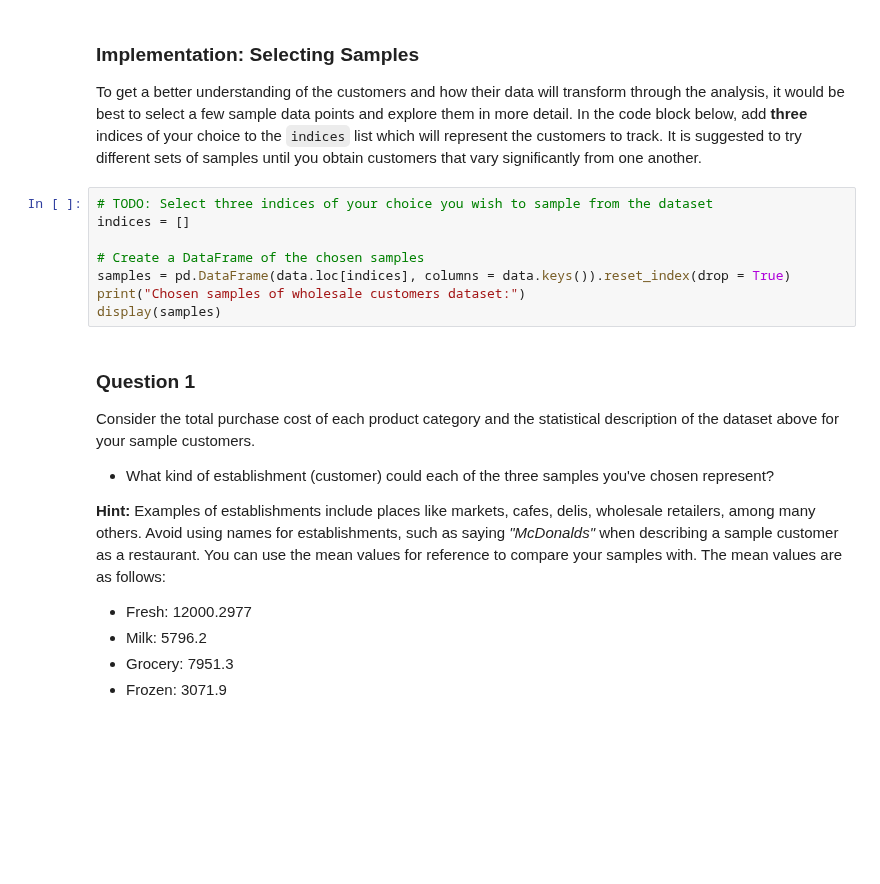
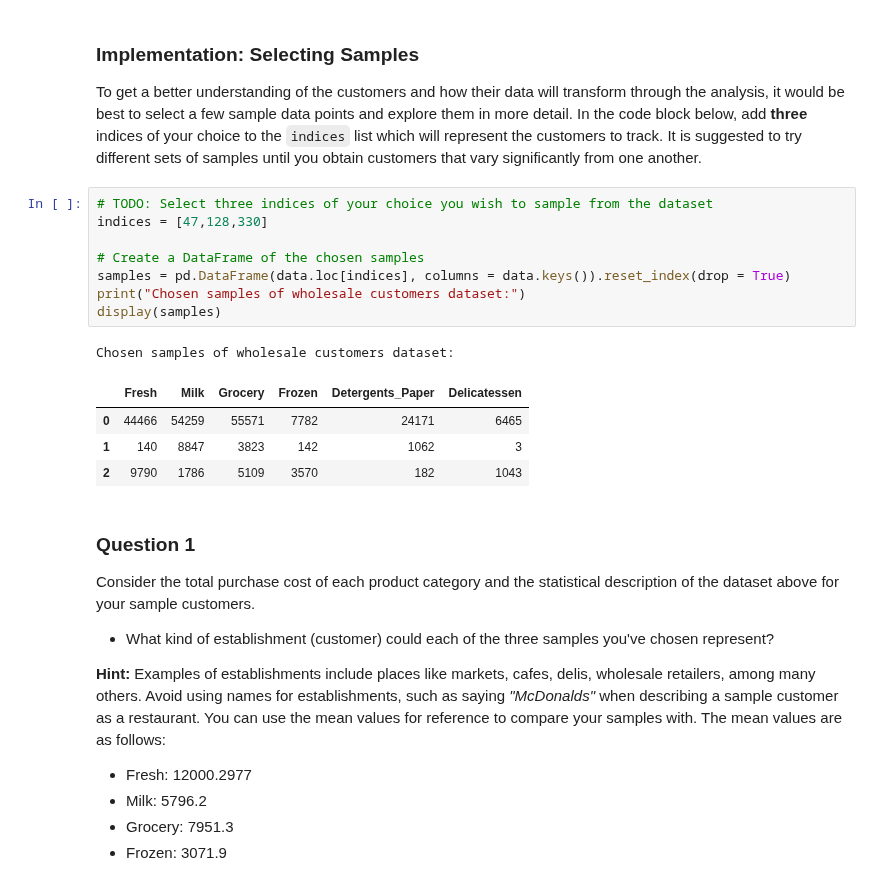
Before and after one commit to mina-sawiris/wholesale-customer-segments, a Jupyter notebook: customer_segments.ipynb, the cells around one changed output. Saved outputs shown, nothing was run; the diff lists cells and outputs as text; blank space fills up the shorter version.

```diff
--- a/customer_segments.ipynb
+++ b/customer_segments.ipynb
@@ -48,12 +60,18 @@ display(data.describe())
 To get a better understanding of the customers and how their data will transform through the analysis, it would be best to select a few sample data points and explore them in more detail. In the code block below, add **three** indices of your choice to the `indices` list which will represent the customers to track. It is suggested to try different sets of samples until you obtain customers that vary significantly from one another.
 # %%
 # TODO: Select three indices of your choice you wish to sample from the dataset
-indices = []
+indices = [47,128,330]
 
 # Create a DataFrame of the chosen samples
 samples = pd.DataFrame(data.loc[indices], columns = data.keys()).reset_index(drop = True)
 print("Chosen samples of wholesale customers dataset:")
 display(samples)
+# %% [output]
+Chosen samples of wholesale customers dataset:
+|  | Fresh | Milk | Grocery | Frozen | Detergents_Paper | Delicatessen |
+| 0 | 44466 | 54259 | 55571 | 7782 | 24171 | 6465 |
+| 1 | 140 | 8847 | 3823 | 142 | 1062 | 3 |
+| 2 | 9790 | 1786 | 5109 | 3570 | 182 | 1043 |
 # %% [markdown]
 ### Question 1
 Consider the total purchase cost of each product category and the statistical description of the dataset above for your sample customers.
```
Also changed, not shown: parts of 41 cells of this notebook.
